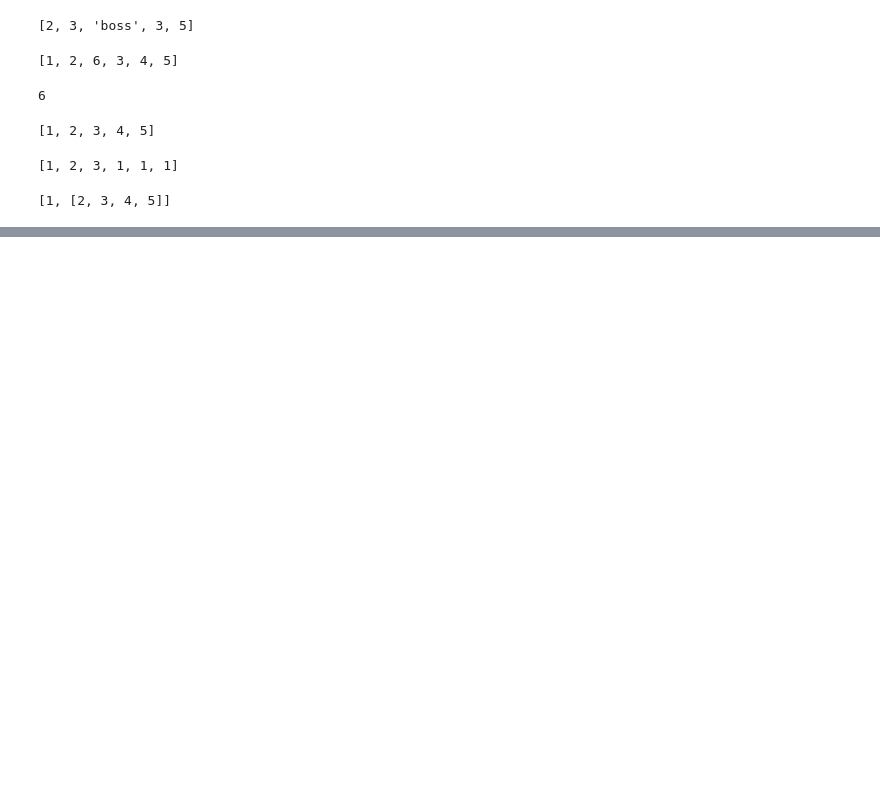
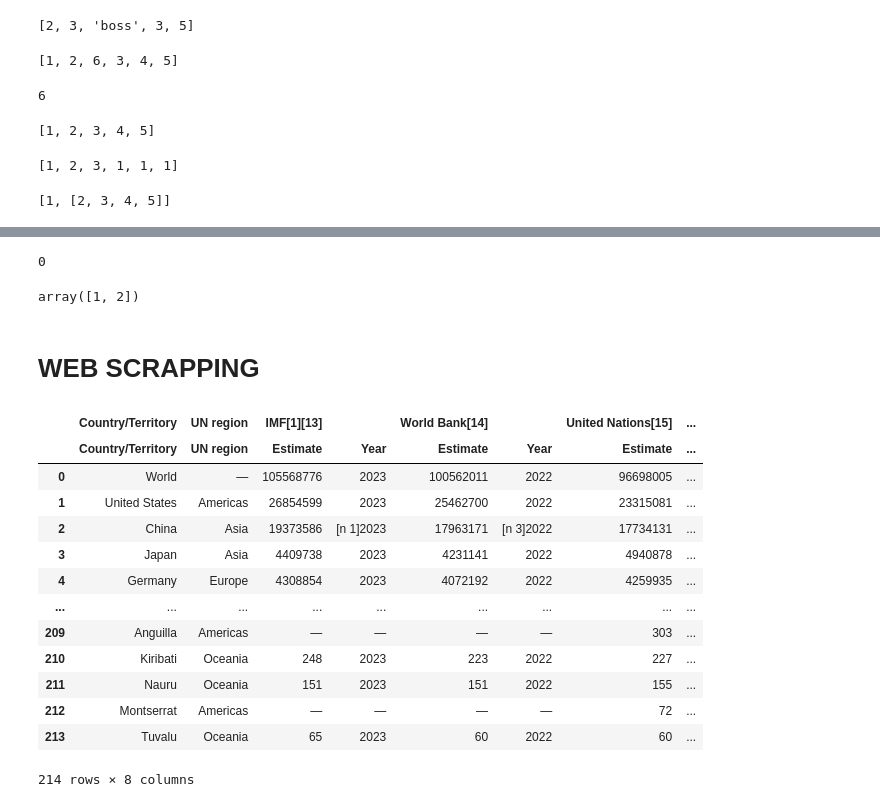
Before and after one commit to delidji88/Data-Analyst-Project, a Jupyter notebook: 0. Learning/basics 0/basics 0.ipynb, the cells around one changed output, grey strips where cells are left out. Saved outputs shown, nothing was run; the diff lists cells and outputs as text; code cells hidden in the pictures; blank space fills up the shorter version.

```diff
--- a/0. Learning/basics 0/basics 0.ipynb
+++ b/0. Learning/basics 0/basics 0.ipynb
@@ -88,0 +352,15 @@ A
+# %%
+a = np.array([0,1])
+b = np.array([1,0])
+c = np.dot(a,b)
+c
+# %% [output]
+0
+# %%
+X = np.array([[1,0,1],[2,2,2]])
+out = X[0:2,2]
+out
+# %% [output]
+array([1, 2])
+# %% [markdown]
+# WEB SCRAPPING
@@ -88,0 +370,21 @@ A
+# %%
+url = "https://web.archive.org/web/20230902185326/https://en.wikipedia.org/wiki/List_of_countries_by_GDP_%28nominal%29"
+tables = pd.read_html(url)
+# %%
+df = tables[3]
+df
+# %% [output]
+|  | Country/Territory | UN region | IMF[1][13] |  | World Bank[14] |  | United Nations[15] | ... |
+|  | Country/Territory | UN region | Estimate | Year | Estimate | Year | Estimate | ... |
+| 0 | World | — | 105568776 | 2023 | 100562011 | 2022 | 96698005 | ... |
+| 1 | United States | Americas | 26854599 | 2023 | 25462700 | 2022 | 23315081 | ... |
+| 2 | China | Asia | 19373586 | [n 1]2023 | 17963171 | [n 3]2022 | 17734131 | ... |
+| 3 | Japan | Asia | 4409738 | 2023 | 4231141 | 2022 | 4940878 | ... |
+| 4 | Germany | Europe | 4308854 | 2023 | 4072192 | 2022 | 4259935 | ... |
+| ... | ... | ... | ... | ... | ... | ... | ... | ... |
+| 209 | Anguilla | Americas | — | — | — | — | 303 | ... |
+| 210 | Kiribati | Oceania | 248 | 2023 | 223 | 2022 | 227 | ... |
+| 211 | Nauru | Oceania | 151 | 2023 | 151 | 2022 | 155 | ... |
+| 212 | Montserrat | Americas | — | — | — | — | 72 | ... |
+| 213 | Tuvalu | Oceania | 65 | 2023 | 60 | 2022 | 60 | ... |
+214 rows × 8 columns
```
Also changed, not shown: parts of 46 cells of this notebook, 3 other files.
